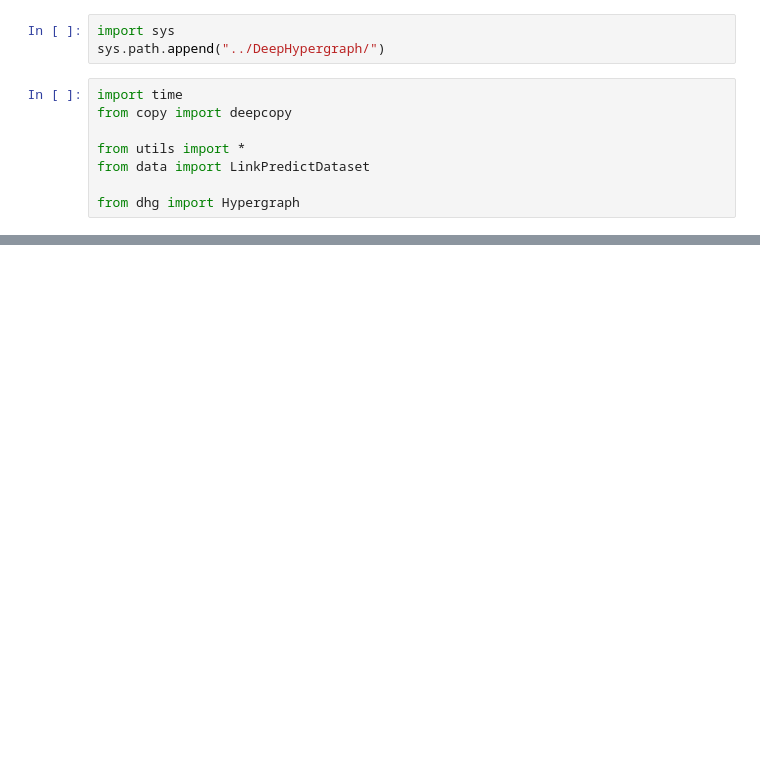
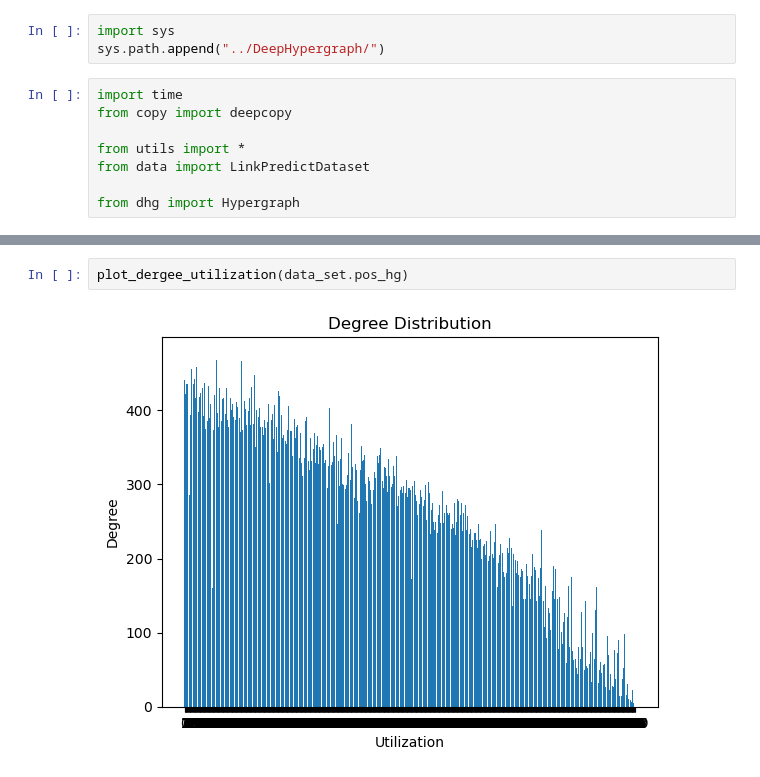
Before and after one commit to unccx/schedulability-prediction, a Jupyter notebook: dergee_visualization.ipynb, the cells around one changed output, grey strips where cells are left out. Drawn from its saved outputs; the diff is of its cells as text; blank space fills up the shorter version.

```diff
--- a/dergee_visualization.ipynb
+++ b/dergee_visualization.ipynb
@@ -17,0 +23,4 @@ plot_dergee_utilization(data_set.original_hg)
+# %%
+plot_dergee_utilization(data_set.pos_hg)
+# %% [output]
+[figure, added]
```
Also changed, not shown: parts of 4 cells of this notebook, 1 other file.
